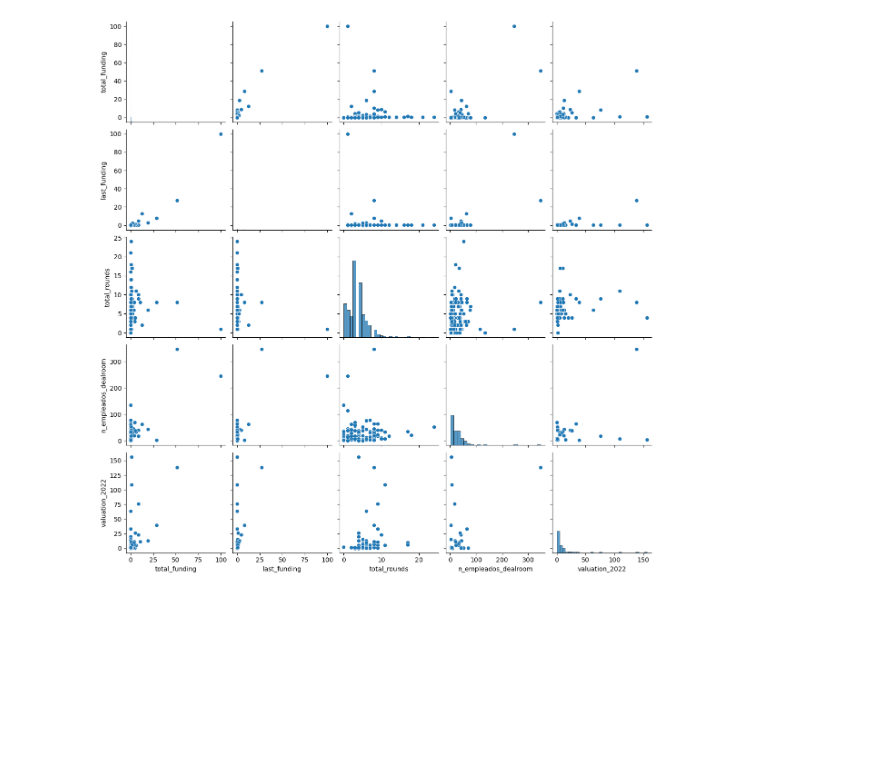
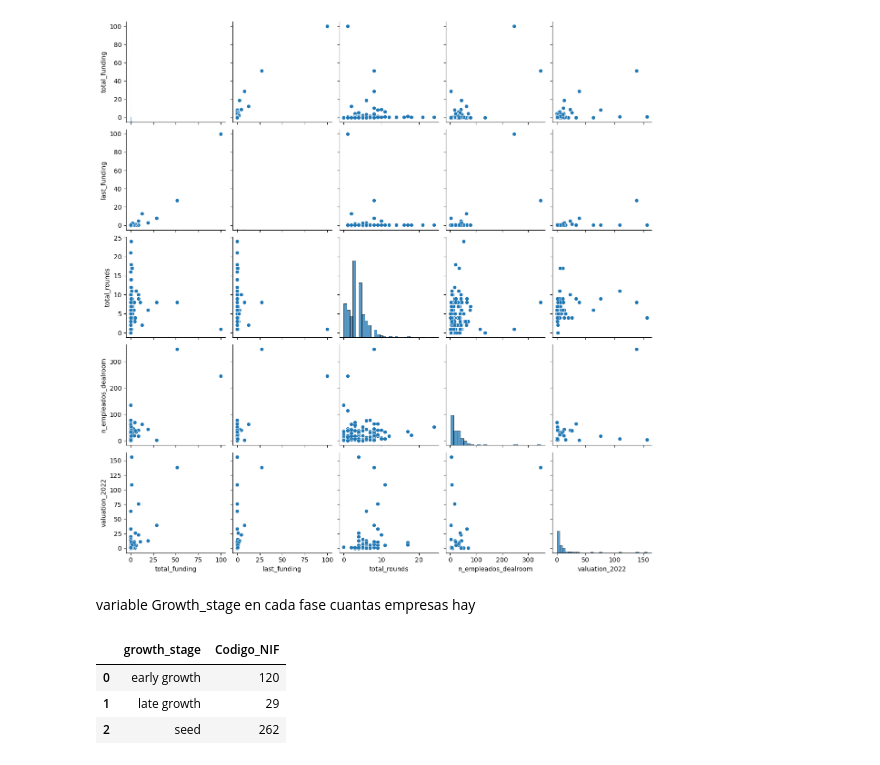
Before and after one commit to unaimleal/spri_reto_07_morado, a Jupyter notebook: Análsis descriptivo.ipynb, the cells around one changed output. Cells and saved outputs as stored; diff of their text form; code cells hidden in the pictures; blank space fills up the shorter version.

Commit message:
groupby para el analisis descriptivo

```diff
--- a/Análsis descriptivo.ipynb
+++ b/Análsis descriptivo.ipynb
@@ -28,3 +28,12 @@ sns.pairplot(df_dealroom)
 # %% [output]
 <seaborn.axisgrid.PairGrid at 0x...>
 [figure]
+# %% [markdown]
+variable Growth_stage en cada fase cuantas empresas hay
+# %%
+df_dealroom.groupby('growth_stage')['Codigo_NIF'].count().reset_index()
+# %% [output]
+|  | growth_stage | Codigo_NIF |
+| 0 | early growth | 120 |
+| 1 | late growth | 29 |
+| 2 | seed | 262 |
```
Also changed, not shown: parts of 10 cells of this notebook.
